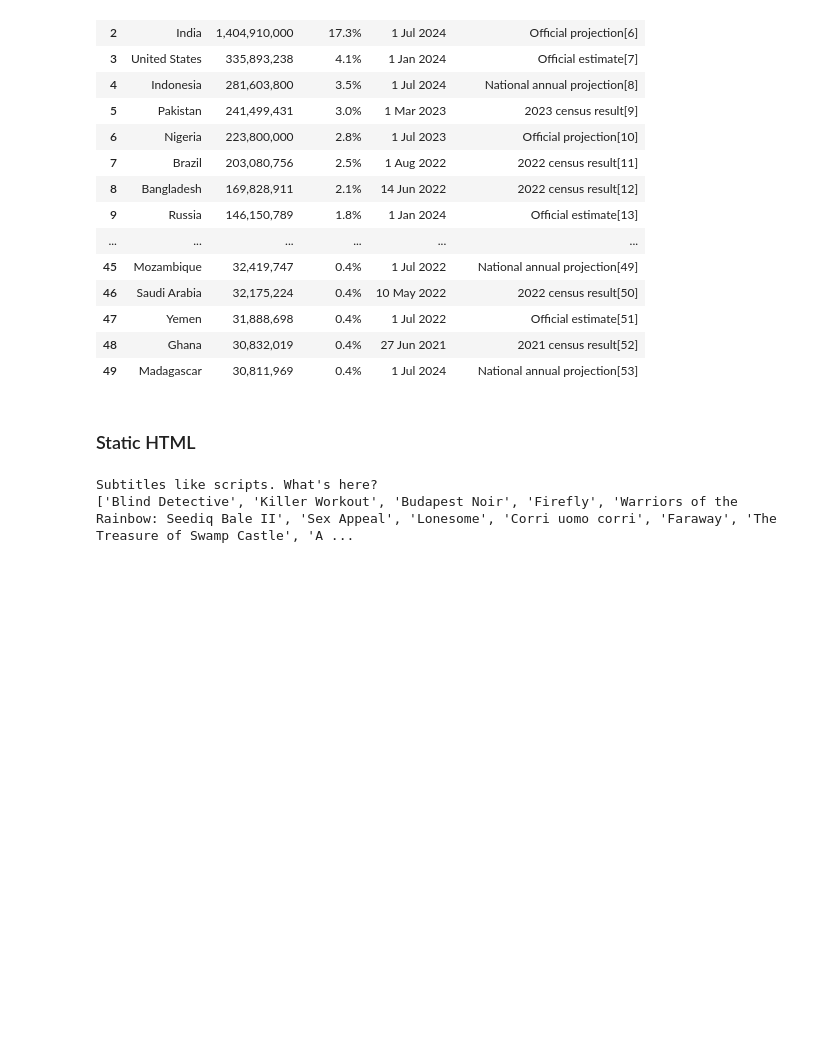
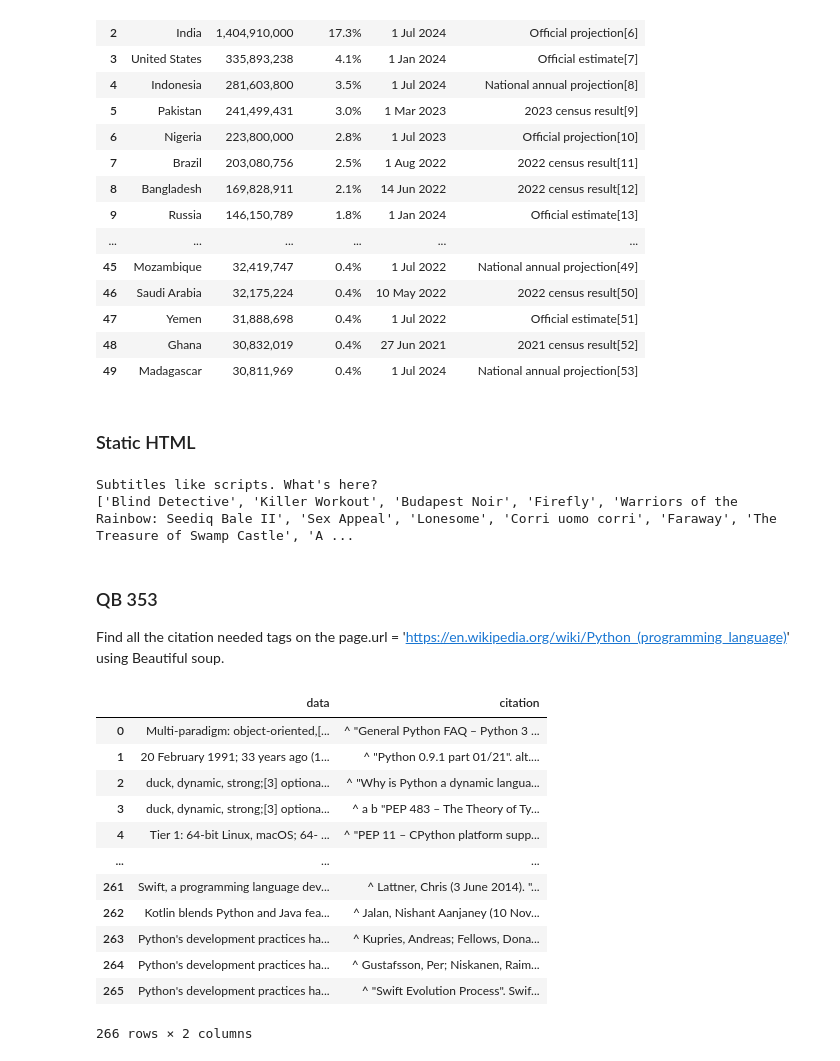
Before and after one commit to AKASH722/learn-python, a Jupyter notebook: Web Programming Using Python/WebProgrammingUsingPython.ipynb, the cells around one changed output. Cells and saved outputs as stored; diff of their text form; code cells hidden in the pictures; blank space fills up the shorter version.

Commit message:
feat: bs4 citations

```diff
--- a/Web Programming Using Python/WebProgrammingUsingPython.ipynb
+++ b/Web Programming Using Python/WebProgrammingUsingPython.ipynb
@@ -608,3 +609,55 @@ print(li_list)
 # %% [output]
 Subtitles like scripts. What's here?
 ['Blind Detective', 'Killer Workout', 'Budapest Noir', 'Firefly', 'Warriors of the Rainbow: Seediq Bale II', 'Sex Appeal', 'Lonesome', 'Corri uomo corri', 'Faraway', 'The Treasure of Swamp Castle', 'A ...
+# %% [markdown]
+### QB 353
+Find all the citation needed tags on the page.url = 'https://en.wikipedia.org/wiki/Python_(programming_language)' using Beautiful soup.
+# %%
+res = requests.get('https://en.wikipedia.org/wiki/Python_(programming_language)')
+soup = BeautifulSoup(res.content, 'html.parser')
+list_p = soup.find_all('p')
+list_c = []
+for p in list_p:
+    list_sup = p.find_all('sup', class_='reference')
+    for sup in list_sup:
+        list_a = sup.find_all('a')
+        for a in list_a:
+            if a['href'].startswith('#'):
+                id = a['href'][1:]
+                list_c.append(
+                    {
+                        'p': p.text.strip(),
+                        'c': soup.find('li', id=id).text.strip()
+                    }
+                )
+
+pd.DataFrame(list_c).to_csv('citations.csv')
+# %%
+res = requests.get('https://en.wikipedia.org/wiki/Python_(programming_language)')
+soup = BeautifulSoup(res.content, 'html.parser')
+citations = []
+a_citation_list = list(filter(lambda a: a.get('href', '').startswith('#cite_note'), soup.find_all('a')))
+# parent_citation_list = [a.parent.parent for a in a_citation_list]
+# citation_id_list = [a['href'][1:] for a in a_citation_list]
+for a in a_citation_list:
+    citations.append({
+        'data': a.parent.parent.text.strip(),
+        'citation': soup.find('li', id=a['href'][1:]).text.strip()
+    })
+
+# pd.DataFrame(citations).to_csv('citations.csv')
+pd.DataFrame(citations)
+# %% [output]
+|  | data | citation |
+| 0 | Multi-paradigm: object-oriented,[... | ^ "General Python FAQ – Python 3 ... |
+| 1 | 20 February 1991; 33 years ago (1... | ^ "Python 0.9.1 part 01/21". alt.... |
+| 2 | duck, dynamic, strong;[3] optiona... | ^ "Why is Python a dynamic langua... |
+| 3 | duck, dynamic, strong;[3] optiona... | ^ a b "PEP 483 – The Theory of Ty... |
+| 4 | Tier 1: 64-bit Linux, macOS; 64- ... | ^ "PEP 11 – CPython platform supp... |
+| ... | ... | ... |
+| 261 | Swift, a programming language dev... | ^ Lattner, Chris (3 June 2014). "... |
+| 262 | Kotlin blends Python and Java fea... | ^ Jalan, Nishant Aanjaney (10 Nov... |
+| 263 | Python's development practices ha... | ^ Kupries, Andreas; Fellows, Dona... |
+| 264 | Python's development practices ha... | ^ Gustafsson, Per; Niskanen, Raim... |
+| 265 | Python's development practices ha... | ^ "Swift Evolution Process". Swif... |
+266 rows × 2 columns
```
Also changed, not shown: parts of 1 cell of this notebook, 8 other files.
